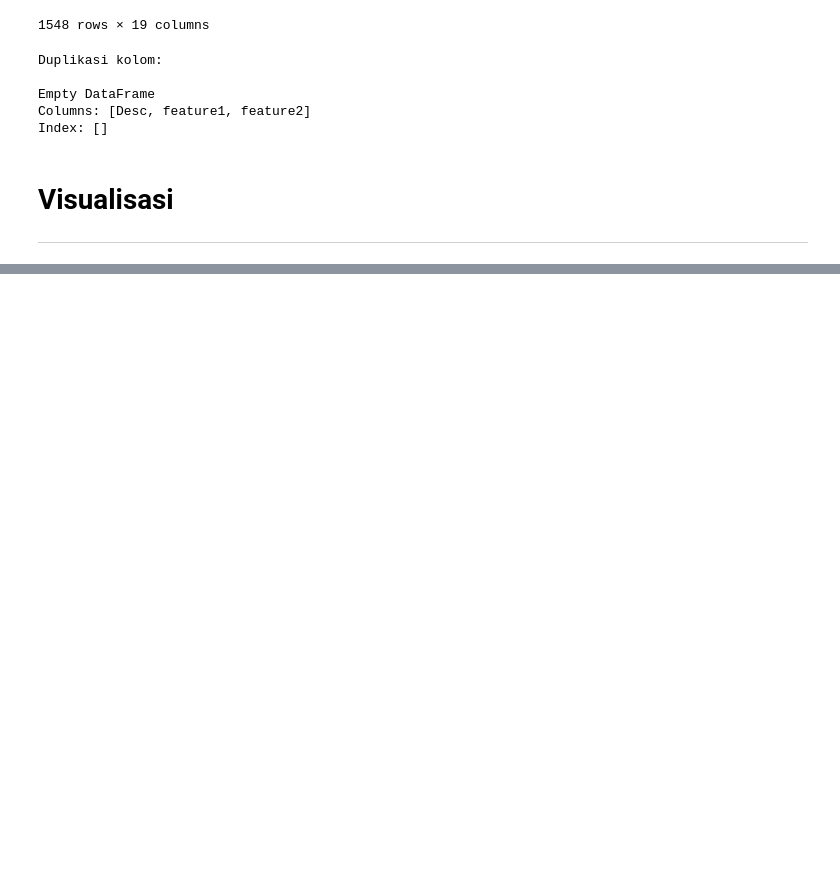
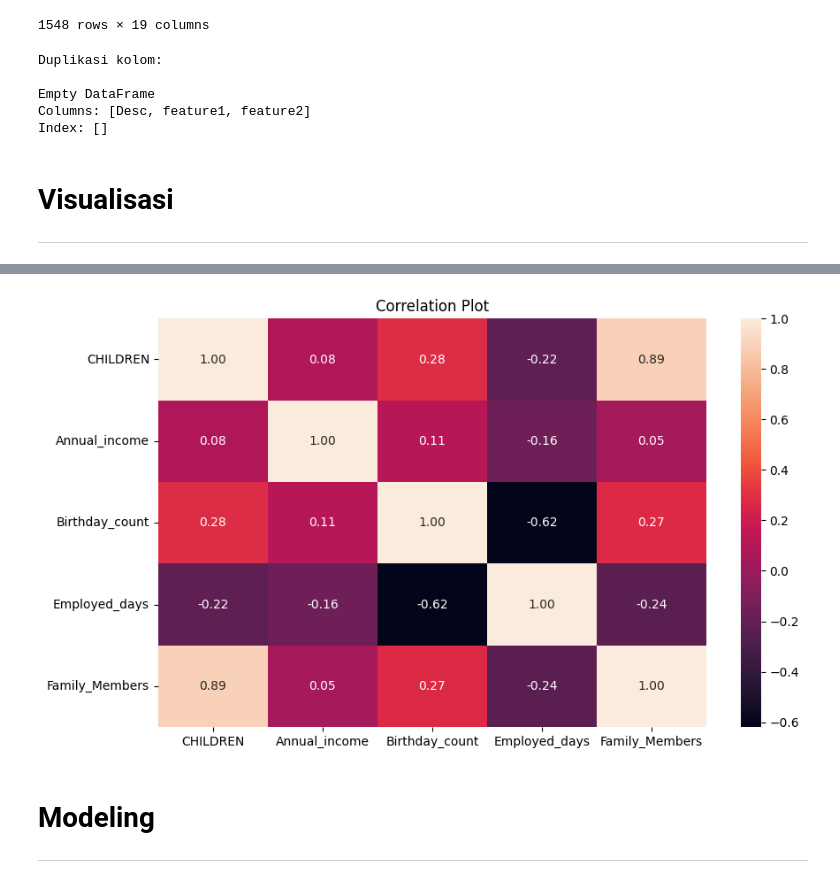
Before and after one commit to DaffaElgo/Iconic_2024, a Jupyter notebook: Code/Prepo.ipynb, the cells around one changed output, grey strips where cells are left out. Drawn from its saved outputs; the diff is of its cells as text; code cells hidden in the pictures; blank space fills up the shorter version.

```diff
--- a/Code/Prepo.ipynb
+++ b/Code/Prepo.ipynb
@@ -204,0 +257,14 @@ for feature in numerical_features:
+# %%
+# Membuang feature 'Mobile_phone' karena hanya memiliki satu nilai
+data = data.drop(columns=['Mobile_phone'])
+# %%
+# Correlation Plot untuk data numerik
+plt.figure(figsize=(10,6))
+sns.heatmap(data[numerical_features].corr(), annot=True, fmt='.2f')
+plt.title('Correlation Plot')
+plt.show()
+# %% [output]
+[figure, added]
+# %% [markdown]
+# Modeling
+---
```
Also changed, not shown: parts of 19 cells of this notebook.
